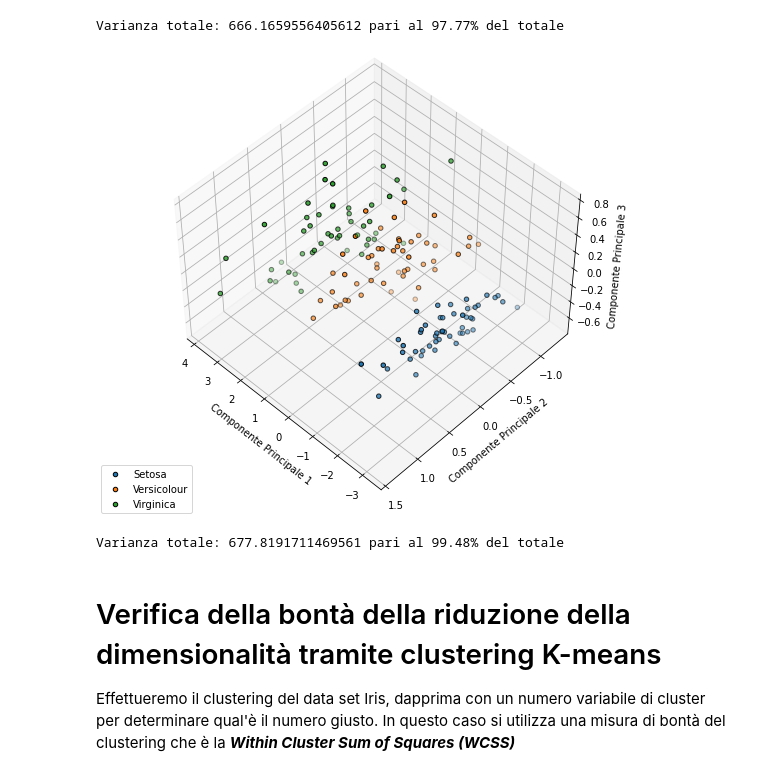
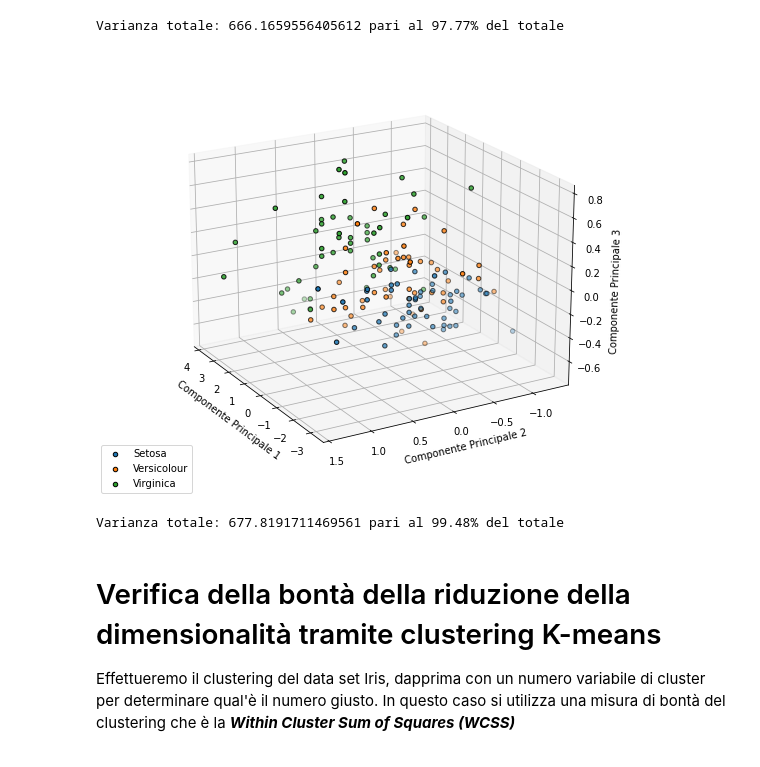
Before and after one commit to fredffsixty/Big-Data, a Jupyter notebook: Analisi PCA e Kmeans del dataset Iris.ipynb, the cells around one changed output. Saved outputs shown, nothing was run; the diff lists cells and outputs as text; code cells hidden in the pictures.

```diff
--- a/Analisi PCA e Kmeans del dataset Iris.ipynb
+++ b/Analisi PCA e Kmeans del dataset Iris.ipynb
@@ -73,31 +73,31 @@ Varianza totale: 666.1659556405612 pari al 97.77% del totale
 # %%
 fig = plt.figure(figsize=(8, 6))
 
 # Il grafico 3D non viene aggiunto automaticamente alla figura,
 # ma la figura lo include esplicitamente
-ax = axes3d.Axes3D(fig, rect=[0, 0, .95, 1], elev=48, azim=134, auto_add_to_figure=False)
+ax = axes3d.Axes3D(fig, rect=[0, 0, .95, 1], elev=20, azim=150, auto_add_to_figure=False)
 fig.add_axes(ax)
 
 pca = decomposition.PCA(n_components=3)
 pca.fit(X)
 X_3 = pca.transform(X)
 
 ax.set_xlabel('Componente Principale 1')
 ax.set_ylabel('Componente Principale 2')
 ax.set_zlabel('Componente Principale 3')
 
 ax.scatter(X_3[y==0, 0], X_3[y==0, 1], X_3[y==0, 2], cmap='Set1', edgecolor='k')
 ax.scatter(X_3[y==1, 0], X_3[y==1, 1], X_3[y==1, 2], cmap='Set1', edgecolor='k')
 ax.scatter(X_3[y==2, 0], X_3[y==2, 1], X_3[y==2, 2], cmap='Set1', edgecolor='k')
 
 fig.legend(('Setosa','Versicolour','Virginica'),loc='lower left')
 plt.show()
 
 # Calcoliamo la varianza totale a tre componenti
 tv3 = np.sum(pca.singular_values_ ** 2)
 print(f'Varianza totale: {tv3} pari al {100*tv3/total_variation:4.2f}% del totale')
 # %% [output]
-[figure, old version]
+[figure, new version]
 Varianza totale: 677.8191711469561 pari al 99.48% del totale
 # %% [markdown]
 # Verifica della bontà della riduzione della dimensionalità tramite clustering K-means
```
Also changed, not shown: 10 other files.
